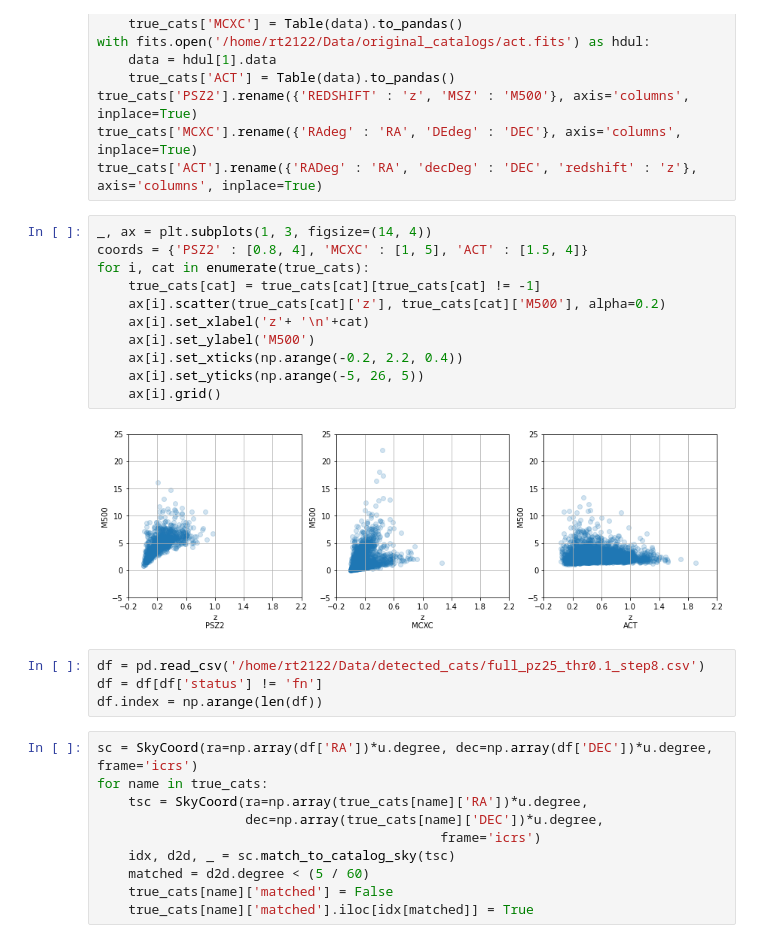
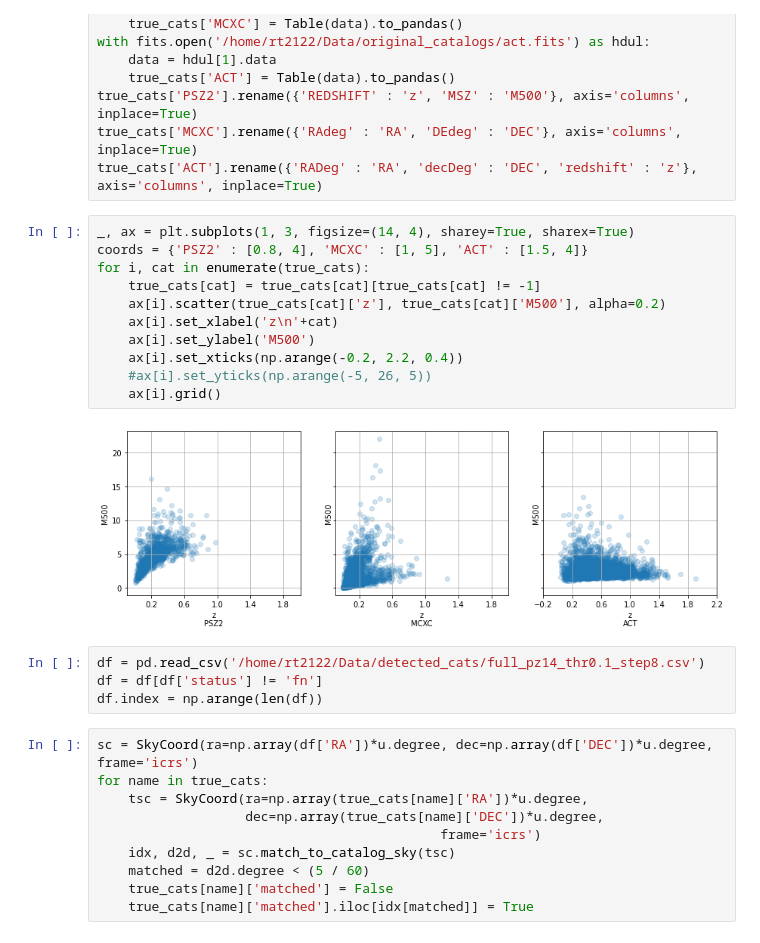
Before and after one commit to rt2122/data-segmentation-2, a Jupyter notebook: visualizations/divide_cat_m500_z.ipynb, the cells around one changed output. Drawn from its saved outputs; the diff is of its cells as text.

```diff
--- a/visualizations/divide_cat_m500_z.ipynb
+++ b/visualizations/divide_cat_m500_z.ipynb
@@ -180,20 +180,20 @@ true_cats['PSZ2'].rename({'REDSHIFT' : 'z', 'MSZ' : 'M500'}, axis='columns', inp
 true_cats['MCXC'].rename({'RAdeg' : 'RA', 'DEdeg' : 'DEC'}, axis='columns', inplace=True)
 true_cats['ACT'].rename({'RADeg' : 'RA', 'decDeg' : 'DEC', 'redshift' : 'z'}, axis='columns', inplace=True)
 # %%
-_, ax = plt.subplots(1, 3, figsize=(14, 4))
+_, ax = plt.subplots(1, 3, figsize=(14, 4), sharey=True, sharex=True)
 coords = {'PSZ2' : [0.8, 4], 'MCXC' : [1, 5], 'ACT' : [1.5, 4]}
 for i, cat in enumerate(true_cats):
     true_cats[cat] = true_cats[cat][true_cats[cat] != -1]
     ax[i].scatter(true_cats[cat]['z'], true_cats[cat]['M500'], alpha=0.2)
-    ax[i].set_xlabel('z'+ '\n'+cat)
+    ax[i].set_xlabel('z\n'+cat)
     ax[i].set_ylabel('M500')
     ax[i].set_xticks(np.arange(-0.2, 2.2, 0.4))
-    ax[i].set_yticks(np.arange(-5, 26, 5))
+    #ax[i].set_yticks(np.arange(-5, 26, 5))
     ax[i].grid()
 # %% [output]
-[figure, old version]
+[figure, new version]
 # %%
-df = pd.read_csv('/home/rt2122/Data/detected_cats/full_pz25_thr0.1_step8.csv')
+df = pd.read_csv('/home/rt2122/Data/detected_cats/full_pz14_thr0.1_step8.csv')
 df = df[df['status'] != 'fn']
 df.index = np.arange(len(df))
 # %%
```
Also changed, not shown: parts of 4 cells of this notebook, 15 other files.
